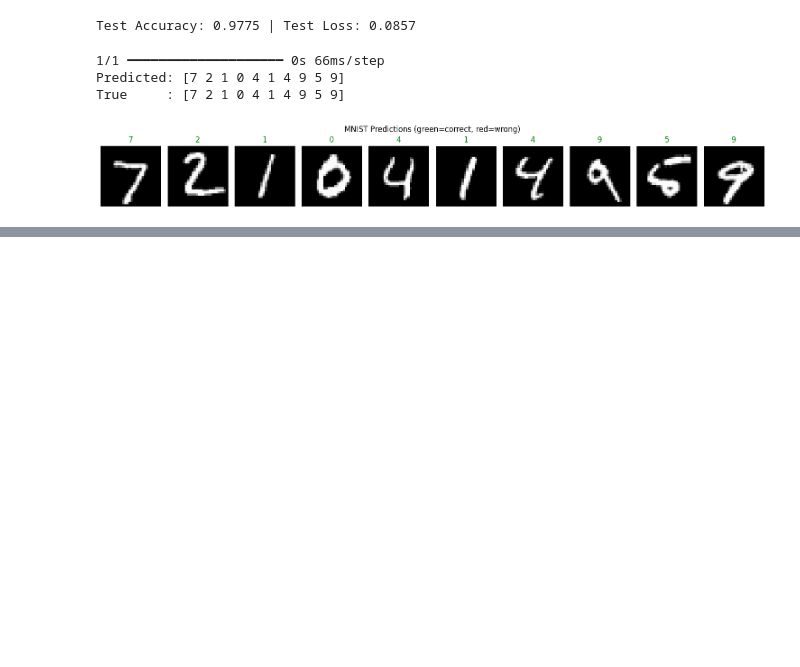
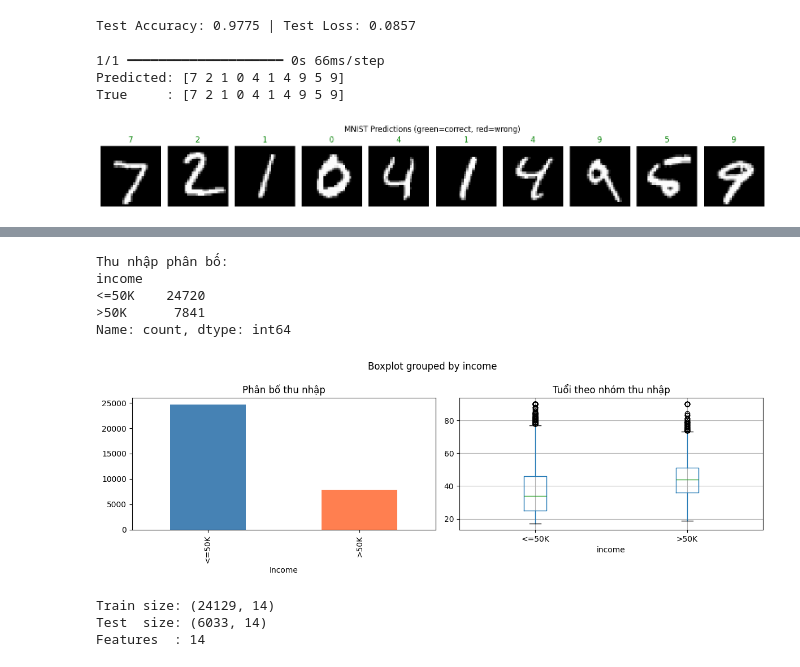
Before and after one commit to hongocphuongnhu/TH_Deep_Learning, a Jupyter notebook: Tuan03_THDeep.ipynb, the cells around one changed output, grey strips where cells are left out. Saved outputs shown, nothing was run; the diff lists cells and outputs as text; code cells hidden in the pictures; blank space fills up the shorter version.

```diff
--- a/Tuan03_THDeep.ipynb
+++ b/Tuan03_THDeep.ipynb
@@ -249,3 +247,16 @@ plt.tight_layout(); plt.show()
 Predicted: [7 2 1 0 4 1 4 9 5 9]
 True     : [7 2 1 0 4 1 4 9 5 9]
 [figure]
+# %%
+#BÀI 4: ADULT INCOME
+col_names = ['age','workclass','fnlwgt','education','education_num',
+             'marital_status','occupation','relationship','race','sex',
+             'capital_gain','capital_loss','hours_per_week','native_country','income']
+
+adult = pd.read_csv(
+    'https://archive.ics.uci.edu/ml/machine-learning-databases/adult/adult.data',
+    names=col_names, sep=', ', engine='python', na_values='?'
+)
+
+print('Shape:', adult.shape)
+adult.head()
@@ -251,0 +271,55 @@ True     : [7 2 1 0 4 1 4 9 5 9]
+# %%
+print('Thu nhập phân bố:')
+print(adult['income'].value_counts())
+
+fig, axes = plt.subplots(1, 2, figsize=(12, 4))
+adult['income'].value_counts().plot(kind='bar', ax=axes[0], color=['steelblue','coral'])
+axes[0].set_title('Phân bố thu nhập'); axes[0].set_xlabel('Income')
+
+adult.boxplot(column='age', by='income', ax=axes[1])
+axes[1].set_title('Tuổi theo nhóm thu nhập')
+plt.tight_layout(); plt.show()
+# %% [output]
+Thu nhập phân bố:
+income
+<=50K    24720
+>50K      7841
+Name: count, dtype: int64
+[figure, added]
+# %%
+from sklearn.preprocessing import LabelEncoder, MinMaxScaler
+from sklearn.model_selection import train_test_split
+
+#Tiền xử lý dữ liệu
+adult_clean = adult.dropna().copy()
+
+# Encode categorical columns
+cat_cols = ['workclass','education','marital_status','occupation',
+            'relationship','race','sex','native_country']
+
+le = LabelEncoder()
+for col in cat_cols:
+    adult_clean[col] = le.fit_transform(adult_clean[col])
+
+# Encode nhãn: <=50K → 0, >50K → 1
+adult_clean['income'] = (adult_clean['income'] == '>50K').astype(int)
+
+X_adult = adult_clean.drop('income', axis=1).values
+y_adult = adult_clean['income'].values
+
+# Feature scaling
+scaler_adult = MinMaxScaler()
+X_adult = scaler_adult.fit_transform(X_adult)
+
+# Tách train/test
+X_train_adult, X_test_adult, y_train_adult, y_test_adult = train_test_split(
+    X_adult, y_adult, test_size=0.2, random_state=42
+)
+
+print('Train size:', X_train_adult.shape)
+print('Test  size:', X_test_adult.shape)
+print('Features  :', X_train_adult.shape[1])
+# %% [output]
+Train size: (24129, 14)
+Test  size: (6033, 14)
+Features  : 14
```
Also changed, not shown: parts of 6 cells of this notebook.
